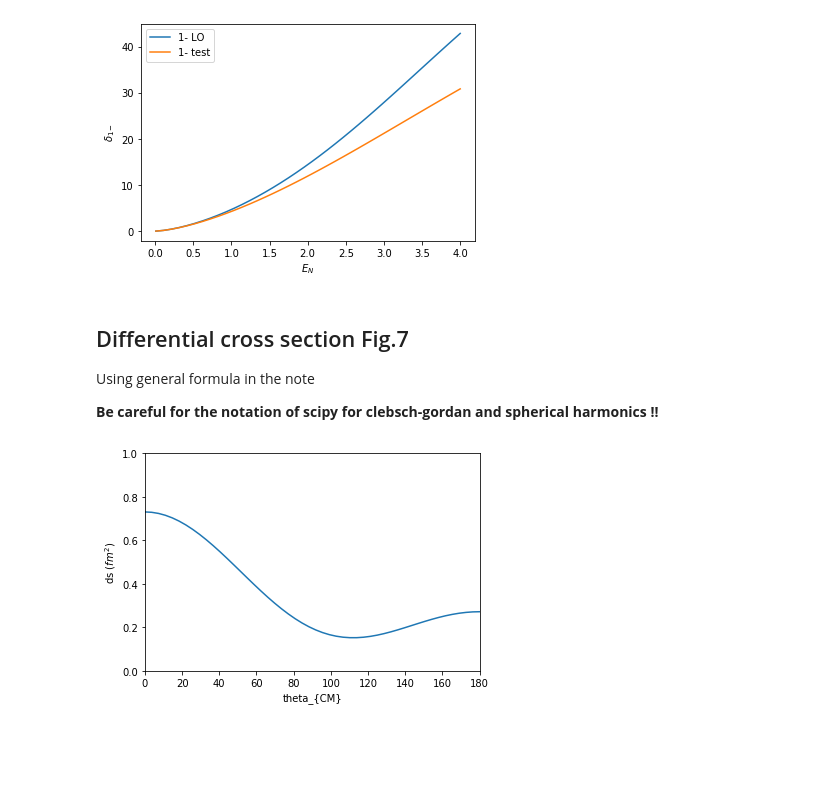
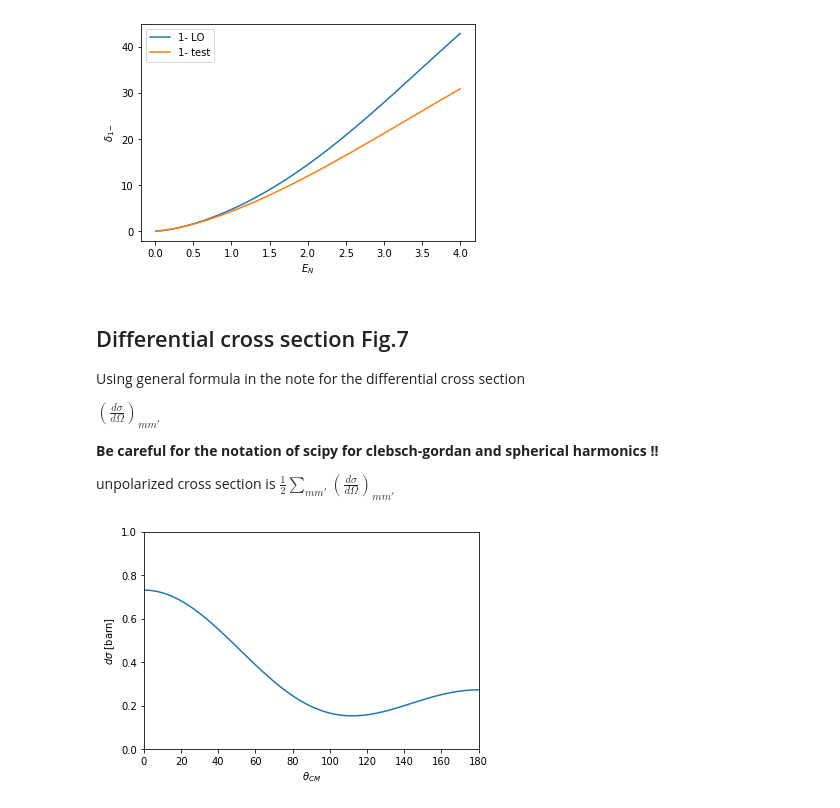
Before and after one commit to alphacentaury-github/Lattice_fft, a Jupyter notebook: n_alpha.ipynb, the cells around one changed output. Saved outputs shown, nothing was run; the diff lists cells and outputs as text; code cells hidden in the pictures; blank space fills up the shorter version.

Commit message:
update the note for Coulomb case

```diff
--- a/n_alpha.ipynb
+++ b/n_alpha.ipynb
@@ -35,7 +38,7 @@ amu = 931.4940954 # MeV
 mass_p  = 938.272
 mass_n  = 939.5653
 mass_N = (mass_p+mass_n)/2.0
-alpha = 1.0/137.035
+alpha = 1.0/137.03599
 
 mass_alpha = 3727.4 # MeV
 
@@ -86,7 +101,7 @@ k_list = np.sqrt(2*reduced_mass*E_cm)
 
 # scattering Amplitudes ( f_{1+} )
 f_LO = k_list**2/(-1./a+r/2*k_list**2-1j*k_list**3)
-f_NLO= P1p/4.0*k_list**6/(-1./a+r/2*k_list**2-1j*k_list**3)**2
+f_NLO= P/4.0*k_list**6/(-1./a+r/2*k_list**2-1j*k_list**3)**2
 
 # LO phase shift
 temp=1+2*1j*k_list*f_LO
@@ -220,9 +236,14 @@ plt.legend()
 # %% [markdown]
 ## Differential cross section Fig.7
 
-Using general formula in the note
+Using general formula in the note for the differential cross section
+
+$(\frac{d\sigma}{d\Omega})_{mm'}$
 
 __Be careful for the notation of scipy for clebsch-gordan and spherical harmonics !!__
+
+unpolarized cross section is
+$\frac{1}{2}\sum_{mm'}(\frac{d\sigma}{d\Omega})_{mm'}$
 # %%
 def scattering_amp(m,mp,theta,kcm):
     """
@@ -234,7 +255,7 @@ def scattering_amp(m,mp,theta,kcm):
     f={}
     # 1+ channel amplitude
     (a,r,P) = ERE_data['1+']
-    f[1,1.5] = kcm**2/(-1./a+r/2*kcm**2-1j*kcm**3)+P1p/4.0*kcm**6/(-1./a+r/2*kcm**2-1j*kcm**3)**2
+    f[1,1.5] = kcm**2/(-1./a+r/2*kcm**2-1j*kcm**3)+P/4.0*kcm**6/(-1./a+r/2*kcm**2-1j*kcm**3)**2
     # 1- channel
     (a,r,P) = ERE_data['1-']
     f[1,0.5] = kcm**2/(-1./a+r/2*kcm**2-1j*kcm**3)
@@ -263,14 +284,14 @@ def unpol_diff_cs(theta,kcm):
 # %%
 kcm=49.6 ;
 thetaCM=np.linspace(0.0,np.pi,50)
 ds=np.zeros(len(thetaCM))
 for i in range(len(thetaCM)):
     ds[i]=unpol_diff_cs(thetaCM[i],kcm)
 
 plt.plot(thetaCM*180/np.pi,ds/100.)   #into barn unit
-plt.xlabel(r'theta_{CM}')
-plt.ylabel(r'ds ($fm^2$)')
+plt.xlabel(r'$\theta_{CM}$')
+plt.ylabel(r'$d\sigma$ [barn]')
 plt.ylim([0,1]);
 plt.xlim([0,180]);
 # %% [output]
-[figure, old version]
+[figure, new version]
```
Also changed, not shown: parts of 26 cells of this notebook.
